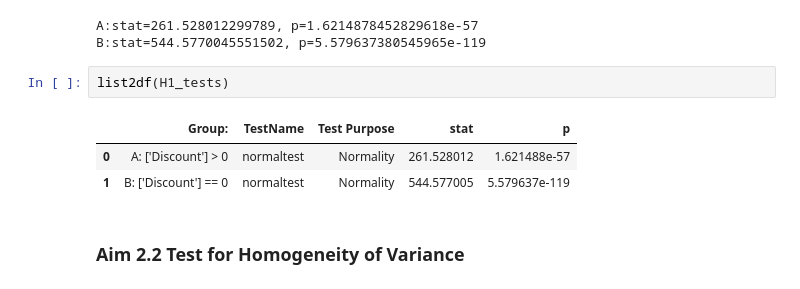
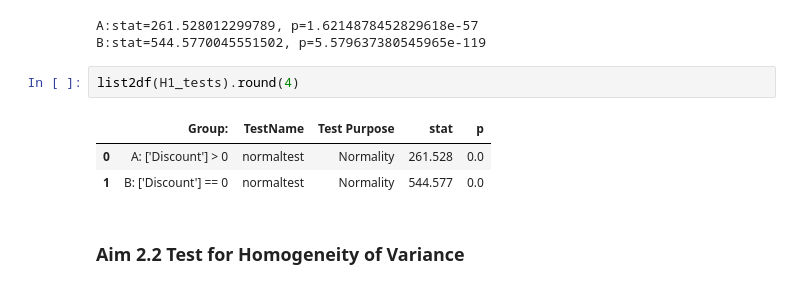
Before and after one commit to jirvingphd/dsc-2-final-project-online-ds-ft-021119, a Jupyter notebook: _Mod2_Project_JMI_04_07_19_H1_H3.ipynb, the cells around one changed output. Cells and saved outputs as stored; diff of their text form.

```diff
--- a/_Mod2_Project_JMI_04_07_19_H1_H3.ipynb
+++ b/_Mod2_Project_JMI_04_07_19_H1_H3.ipynb
@@ -1553,11 +1737,11 @@ H1_tests.append(['B: '+grpB,test_to_run,test_purpose,statB,pB])
 A:stat=261.528012299789, p=1.6214878452829618e-57
 B:stat=544.5770045551502, p=5.579637380545965e-119
 # %%
-list2df(H1_tests)
+list2df(H1_tests).round(4)
 # %% [output]
 |  | Group: | TestName | Test Purpose | stat | p |
-| 0 | A: ['Discount'] > 0 | normaltest | Normality | 261.528012 | 1.621488e-57 |
-| 1 | B: ['Discount'] == 0 | normaltest | Normality | 544.577005 | 5.579637e-119 |
+| 0 | A: ['Discount'] > 0 | normaltest | Normality | 261.528 | 0.0 |
+| 1 | B: ['Discount'] == 0 | normaltest | Normality | 544.577 | 0.0 |
 # %% [markdown]
 ### Aim 2.2 Test for Homogeneity of Variance
 # %%
```
Also changed, not shown: parts of 85 cells of this notebook.
